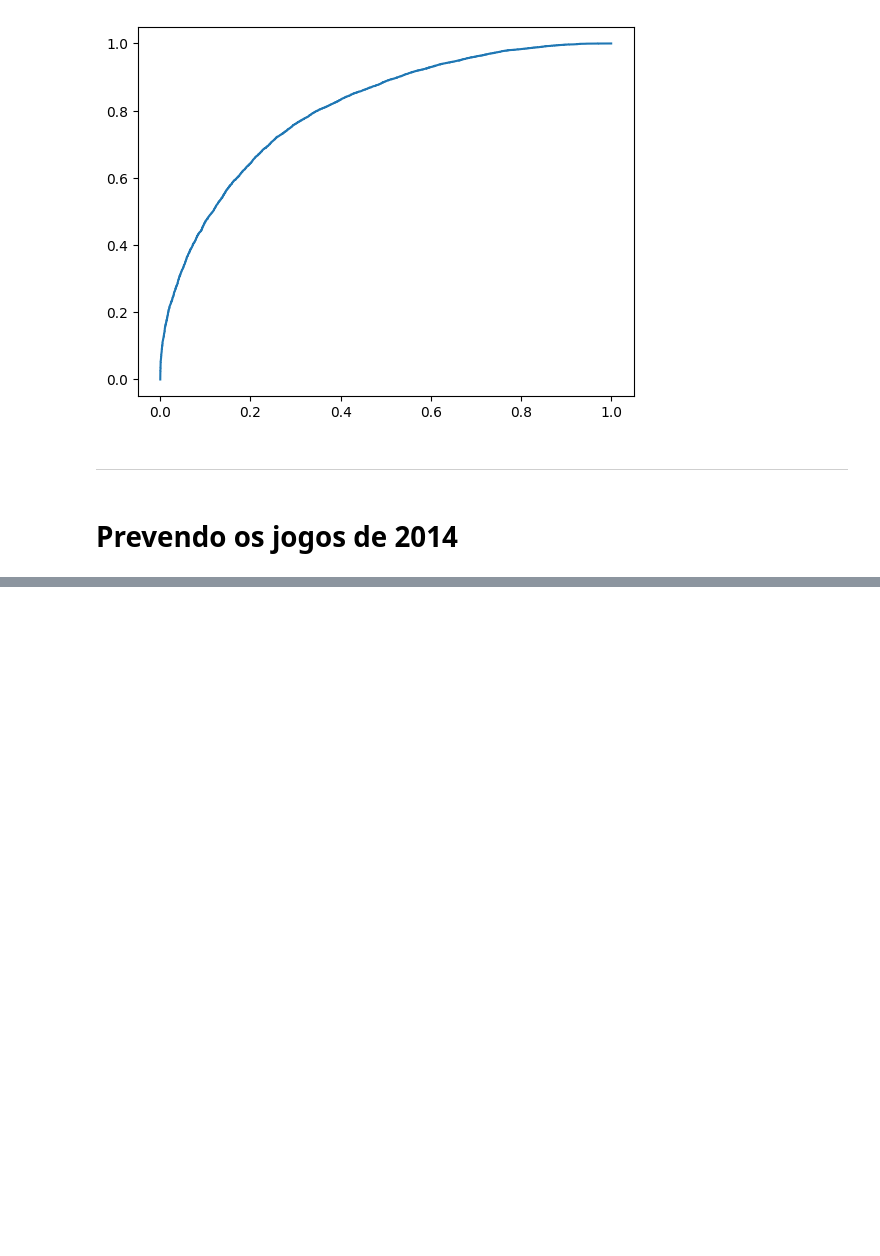
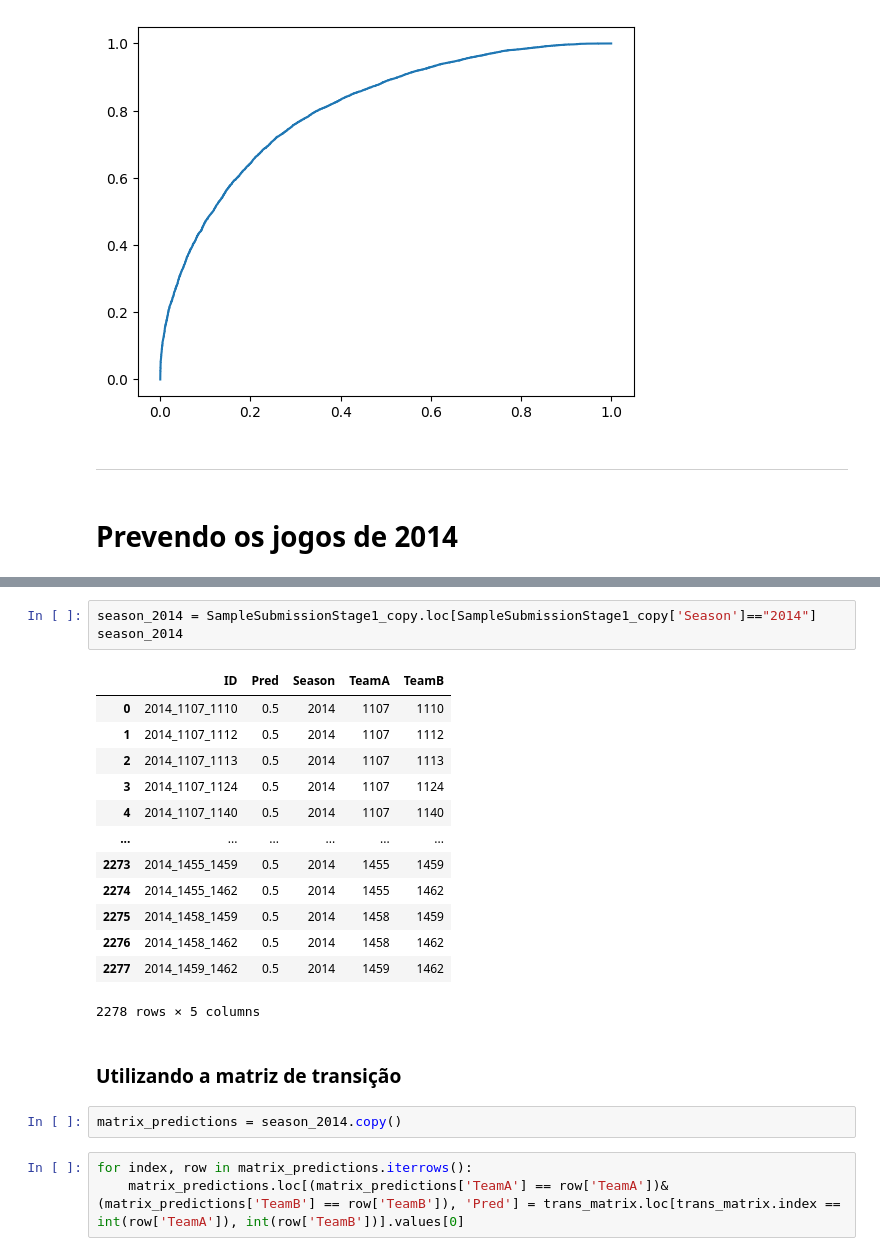
Before and after one commit to NicolasCho/projeto_ML, a Jupyter notebook: ML.ipynb, the cells around one changed output, grey strips where cells are left out. Drawn from its saved outputs; the diff is of its cells as text; blank space fills up the shorter version.

```diff
--- a/ML.ipynb
+++ b/ML.ipynb
@@ -540,0 +498,24 @@ plt.plot(fpr, tpr)
+# %%
+season_2014 = SampleSubmissionStage1_copy.loc[SampleSubmissionStage1_copy['Season']=="2014"]
+season_2014
+# %% [output]
+|  | ID | Pred | Season | TeamA | TeamB |
+| 0 | 2014_1107_1110 | 0.5 | 2014 | 1107 | 1110 |
+| 1 | 2014_1107_1112 | 0.5 | 2014 | 1107 | 1112 |
+| 2 | 2014_1107_1113 | 0.5 | 2014 | 1107 | 1113 |
+| 3 | 2014_1107_1124 | 0.5 | 2014 | 1107 | 1124 |
+| 4 | 2014_1107_1140 | 0.5 | 2014 | 1107 | 1140 |
+| ... | ... | ... | ... | ... | ... |
+| 2273 | 2014_1455_1459 | 0.5 | 2014 | 1455 | 1459 |
+| 2274 | 2014_1455_1462 | 0.5 | 2014 | 1455 | 1462 |
+| 2275 | 2014_1458_1459 | 0.5 | 2014 | 1458 | 1459 |
+| 2276 | 2014_1458_1462 | 0.5 | 2014 | 1458 | 1462 |
+| 2277 | 2014_1459_1462 | 0.5 | 2014 | 1459 | 1462 |
+2278 rows × 5 columns
+# %% [markdown]
+### Utilizando a matriz de transição
+# %%
+matrix_predictions = season_2014.copy()
+# %%
+for index, row in matrix_predictions.iterrows():
+    matrix_predictions.loc[(matrix_predictions['TeamA'] == row['TeamA'])&(matrix_predictions['TeamB'] == row['TeamB']), 'Pred'] = trans_matrix.loc[trans_matrix.index == int(row['TeamA']), int(row['TeamB'])].values[0]
```
Also changed, not shown: parts of 13 cells of this notebook.
